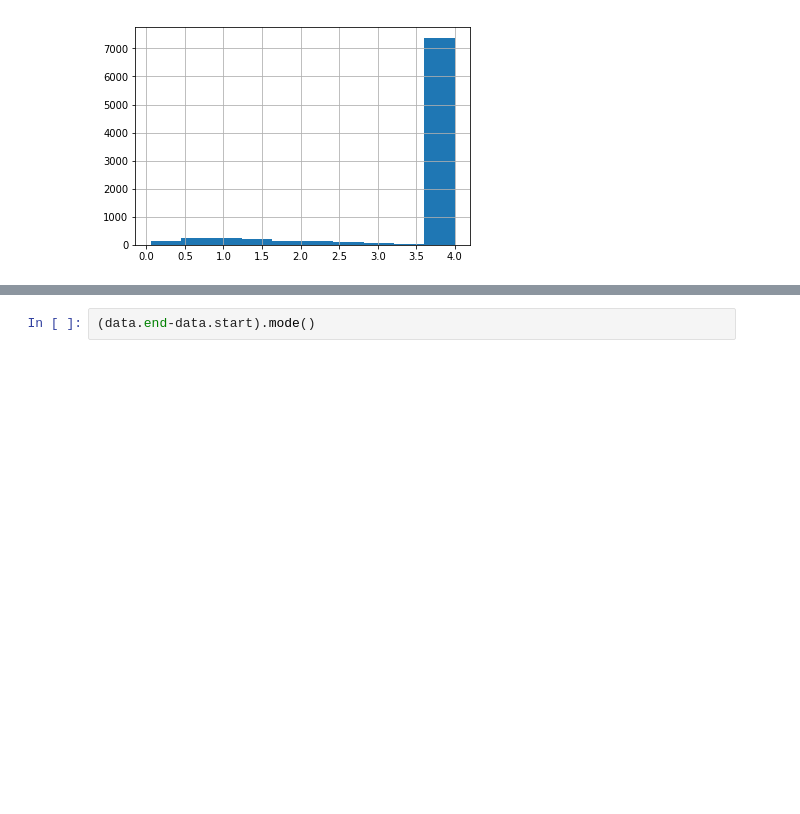
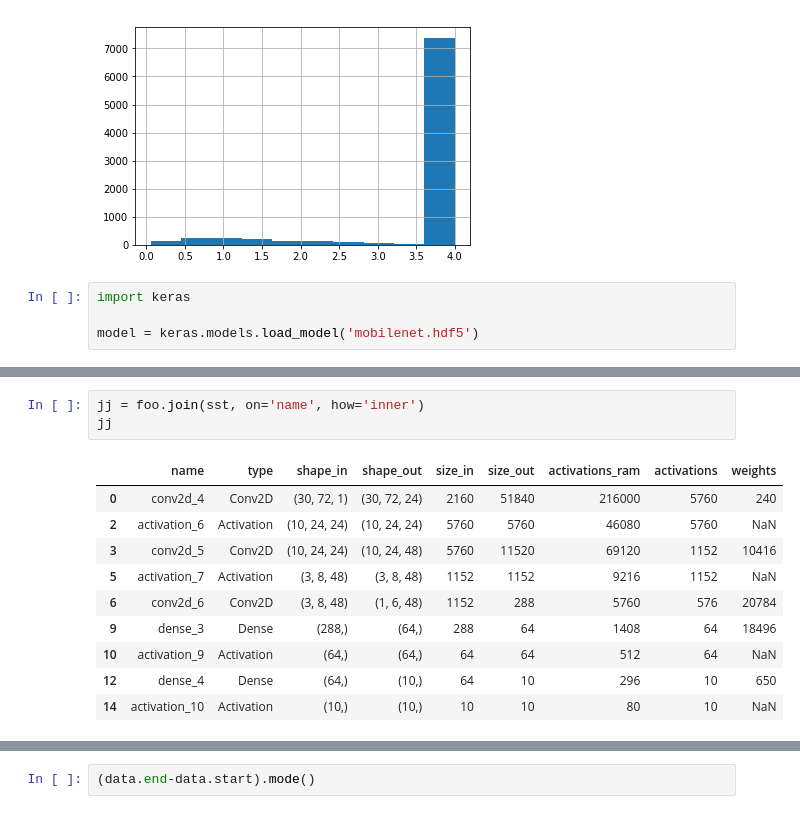
Before and after one commit to jonnor/ESC-CNN-microcontroller, a Jupyter notebook: Experiments.ipynb, the cells around one changed output, grey strips where cells are left out. Saved outputs shown, nothing was run; the diff lists cells and outputs as text; blank space fills up the shorter version.

```diff
--- a/Experiments.ipynb
+++ b/Experiments.ipynb
@@ -179,3 +177,7 @@ df.sort_values('voted_val_acc', ascending=False)
 # %% [output]
 <matplotlib.axes._subplots.AxesSubplot at 0x...>
 [figure]
+# %%
+import keras
+
+model = keras.models.load_model('mobilenet.hdf5')
@@ -181,0 +260,14 @@ df.sort_values('voted_val_acc', ascending=False)
+# %%
+jj = foo.join(sst, on='name', how='inner')
+jj
+# %% [output]
+|  | name | type | shape_in | shape_out | size_in | size_out | activations_ram | activations | weights |
+| 0 | conv2d_4 | Conv2D | (30, 72, 1) | (30, 72, 24) | 2160 | 51840 | 216000 | 5760 | 240 |
+| 2 | activation_6 | Activation | (10, 24, 24) | (10, 24, 24) | 5760 | 5760 | 46080 | 5760 | NaN |
+| 3 | conv2d_5 | Conv2D | (10, 24, 24) | (10, 24, 48) | 5760 | 11520 | 69120 | 1152 | 10416 |
+| 5 | activation_7 | Activation | (3, 8, 48) | (3, 8, 48) | 1152 | 1152 | 9216 | 1152 | NaN |
+| 6 | conv2d_6 | Conv2D | (3, 8, 48) | (1, 6, 48) | 1152 | 288 | 5760 | 576 | 20784 |
+| 9 | dense_3 | Dense | (288,) | (64,) | 288 | 64 | 1408 | 64 | 18496 |
+| 10 | activation_9 | Activation | (64,) | (64,) | 64 | 64 | 512 | 64 | NaN |
+| 12 | dense_4 | Dense | (64,) | (10,) | 64 | 10 | 296 | 10 | 650 |
+| 14 | activation_10 | Activation | (10,) | (10,) | 10 | 10 | 80 | 10 | NaN |
```
Also changed, not shown: parts of 13 cells of this notebook, 8 other files.
